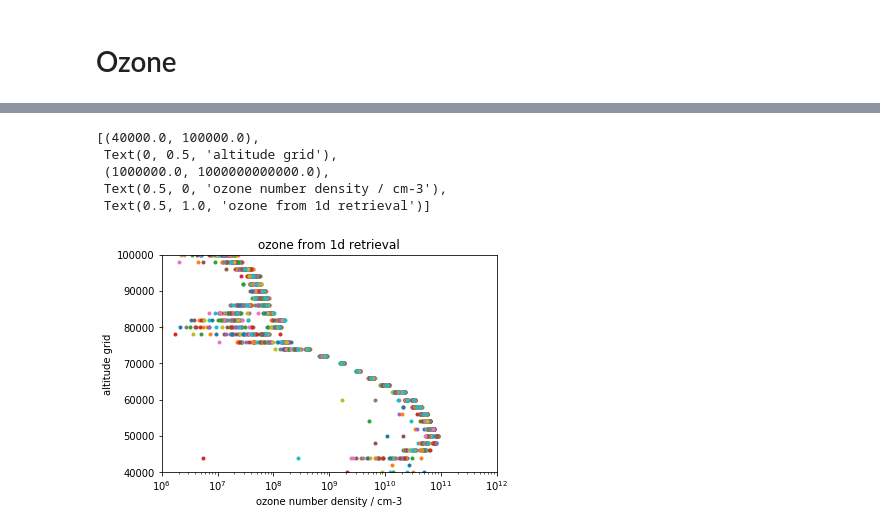
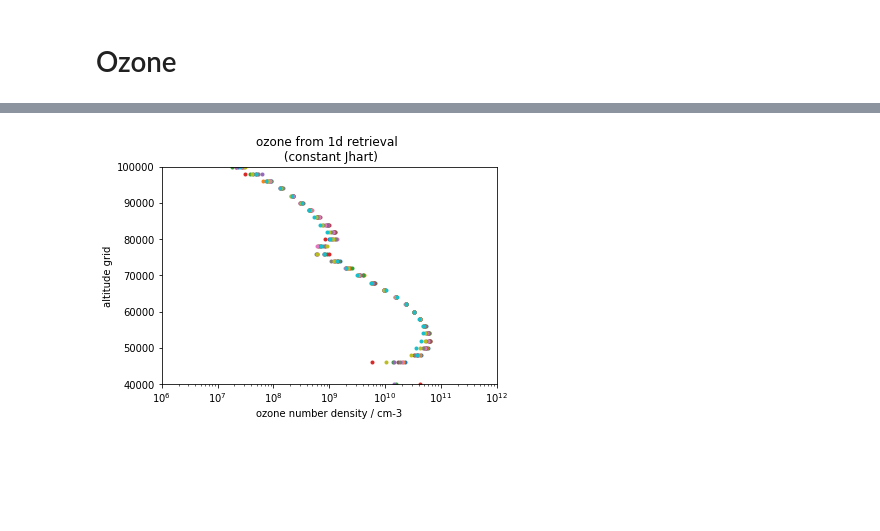
Before and after one commit to Anqi-Li/iris, a Jupyter notebook: notebooks/ozone_retrieval.ipynb, the cells around one changed output, grey strips where cells are left out. Drawn from its saved outputs; the diff is of its cells as text; code cells hidden in the pictures; blank space fills up the shorter version.

Commit message:
ozone onion peel (not finished)

```diff
--- a/notebooks/ozone_retrieval.ipynb
+++ b/notebooks/ozone_retrieval.ipynb
@@ -76,7 +87,14 @@ num of images: 8695
 # 1D interpolation and plotting limb radiance
 # %%
 # choose some images to focus
-im_lst = np.arange(1200, 1300)
+im_lst = np.arange(1950,2000, 5)
+
+tan_lat.isel(date=im_lst, pixel=60).plot()
+ax = plt.gca()
+ax.set_xticks(date[im_lst])
+ax.set_xticklabels(im_lst)
+ax.set(xlabel='image index')
+plt.show()
 
 alts_interp = np.arange(40e3, 120e3, .25e3)
 data_interp = []
@@ -141,12 +160,13 @@ plt.show()
 from oem_functions import linear_oem
 from geometry_functions import pathl1d_iris
 
-z = np.arange(40e3, 110e3, 2e3) # m
+z = np.arange(30e3, 110e3, 2e3) # m
 z_top = z[-1] + 2e3
 result_1d = np.zeros((len(im_lst), len(z)))
 xa = np.ones(len(z)) # temp
 Sa = np.diag(np.ones(len(z))) *1e-9 #temp
 Se = np.diag(np.ones(len(pixel))) * 30# 1e10 #30 #temporary
+Ave = []
 for i in range(len(im_lst)):
     h = tan_alt.isel(date=im_lst[i]).data
     K = pathl1d_iris(h, z, z_top)
@@ -154,27 +174,43 @@ for i in range(len(im_lst)):
 #    Se = np.diag(error.data[i,:]**2)
     x, A, Ss, Sm = linear_oem(K, Se, Sa, y, xa)
     result_1d[i,:] = x
-#    plt.plot(y, np.arange(128))
-#    plt.plot(K.dot(x), np.arange(128))
+    Ave.append(A.sum(axis=1)) #sum over rows
 
-result_1d = xr.DataArray(result_1d, coords=(date[im_lst], z), dims=('date', 'z'))
+result_1d = xr.DataArray(result_1d,
+                         coords=(date[im_lst], z),
+                         dims=('date', 'z'))
 result_1d.attrs['units'] = 'photons m-3 s-1 ?'
 result_1d.attrs['long_name'] = '1d inversion VER'
+Ave = np.array(Ave)
+result_1d_mean = result_1d.where(Ave>0.98).mean(dim='date')
 
 # plot VER results
 result_1d.plot(x='date', y='z',
 #         norm=LogNorm(),
          vmin=0, vmax=1e7,
-         size=5, aspect=3)
+         size=3, aspect=3)
 ax = plt.gca()
 ax.set(title='1d retrieved VER')
+plt.show()
 
 plt.figure()
-plt.plot(result_1d.T, z, 'x')
+result_1d_mean.plot(y='z', color='k',ls='-',
+                    label='averaged profile with A>0.98')
 ax = plt.gca()
+ax.plot(result_1d.T, z, '.')
 ax.set_xscale('log')
-ax.set(xlim=[1e4, 1e7],
+ax.set(xlim=[1e4, 1e8],
        xlabel='volumn emission rate photons cm-3 s-1',
        ylabel='altitdue grid',
        title='1d retrieval')
+ax.legend()
+plt.show()
+
+# plot averaging kernel
+plt.plot(Ave.T, z, '*')
+plt.xlabel('A sum row')
+plt.ylabel('altitude grid')
+plt.title('Measurement response')
+plt.xlim([0.98, 1])
+plt.show()
 # %% [output]
@@ -213,19 +243,15 @@ Text(0.5, 1.0, 'gA')
 # %%
 # with constant Jhart to calculate ozone for images within im_lst
-o3 = ozone_sme(M, T, result_1d, jhart=8e-3)
+o3 = ozone_sme(M, T, result_1d, jhart=8e-3, js=6.3e-9)
 plt.figure()
 ax = plt.subplot()
 ax.plot(o3.T, z, '.')
 ax.set_xscale('log')
 ax.set(xlabel='ozone number density / cm-3',
        ylabel='altitude grid',
-       title='ozone from 1d retrieval',
+       title='ozone from 1d retrieval \n (constant Jhart)',
        xlim=[1e6,1e12],
        ylim=[40e3, 100e3])
+plt.show()
 # %% [output]
-[(40000.0, 100000.0),
- Text(0, 0.5, 'altitude grid'),
- (1000000.0, 1000000000000.0),
- Text(0.5, 0, 'ozone number density / cm-3'),
- Text(0.5, 1.0, 'ozone from 1d retrieval')]
-[figure, old version]
+[figure, new version]
```
Also changed, not shown: parts of 9 cells of this notebook, 2 other files.
